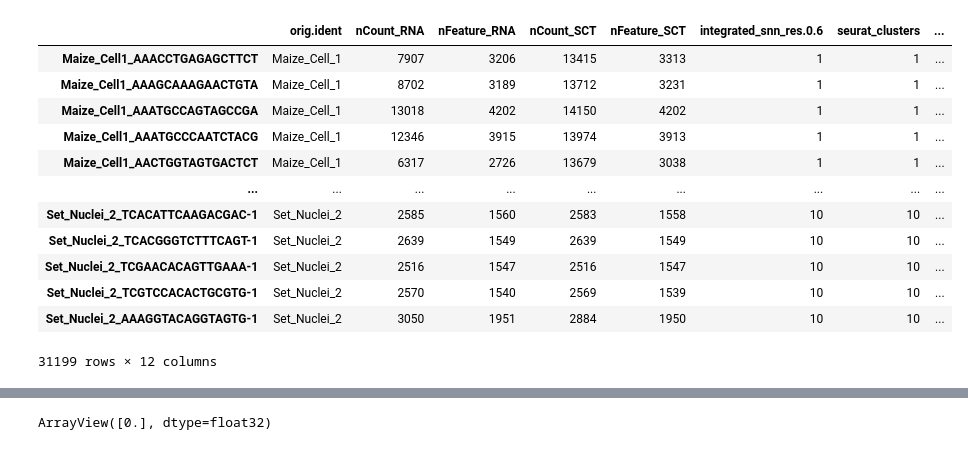
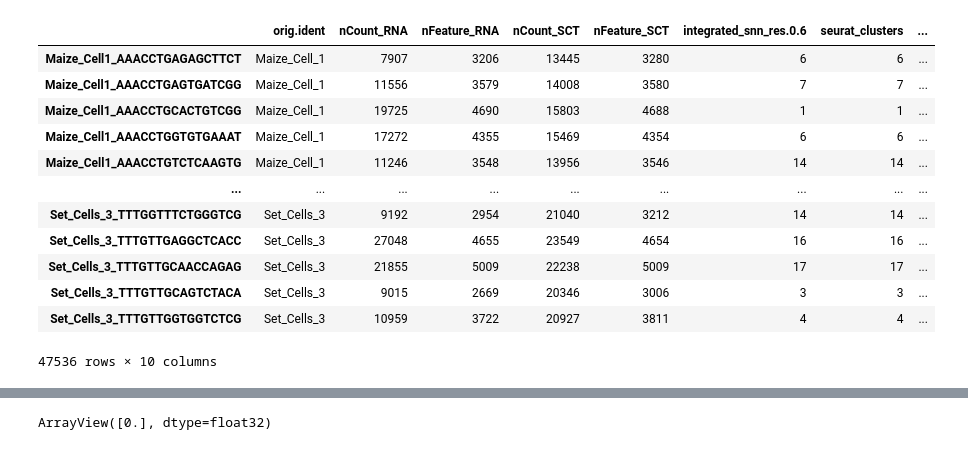
Before and after one commit to mikepassal/Bruno_and_Ken_Maize_Sorghum_Millet, a Jupyter notebook: Re_doing_things_with_Bruno_final_dataset/unintegrated_Data_metaneighbor_robustness.ipynb, the cells around one changed output, grey strips where cells are left out. Drawn from its saved outputs; the diff is of its cells as text; code cells hidden in the pictures.

```diff
--- a/Re_doing_things_with_Bruno_final_dataset/unintegrated_Data_metaneighbor_robustness.ipynb
+++ b/Re_doing_things_with_Bruno_final_dataset/unintegrated_Data_metaneighbor_robustness.ipynb
@@ -121,20 +45,20 @@ norm_data.var
 # %%
-cell_identity = pd.read_csv('/data/passala/Collaborator_Data/Bruno_Ken_Collab/Cell_replicate_name_Maize_Sorghum_Setaria_Nuclei_Cells_SCT_OrthologousgenesGoodname06Filtered (1).csv',index_col = 0)
+cell_identity = pd.read_csv('/data/passala/Collaborator_Data/Bruno_Ken_Collab/Post_review_Dataset/Meta_Maize_Sorghum_Setaria_Nuclei_Cells_SCT_OrthologousgenesGoodname_Sept2022.csv',index_col = 0)
 cell_identity
 # %% [output]
 |  | orig.ident | nCount_RNA | nFeature_RNA | nCount_SCT | nFeature_SCT | integrated_snn_res.0.6 | seurat_clusters | ... |
-| Maize_Cell1_AAACCTGAGAGCTTCT | Maize_Cell_1 | 7907 | 3206 | 13415 | 3313 | 1 | 1 | ... |
-| Maize_Cell1_AAAGCAAAGAACTGTA | Maize_Cell_1 | 8702 | 3189 | 13712 | 3231 | 1 | 1 | ... |
-| Maize_Cell1_AAATGCCAGTAGCCGA | Maize_Cell_1 | 13018 | 4202 | 14150 | 4202 | 1 | 1 | ... |
-| Maize_Cell1_AAATGCCCAATCTACG | Maize_Cell_1 | 12346 | 3915 | 13974 | 3913 | 1 | 1 | ... |
-| Maize_Cell1_AACTGGTAGTGACTCT | Maize_Cell_1 | 6317 | 2726 | 13679 | 3038 | 1 | 1 | ... |
+| Maize_Cell1_AAACCTGAGAGCTTCT | Maize_Cell_1 | 7907 | 3206 | 13445 | 3280 | 6 | 6 | ... |
+| Maize_Cell1_AAACCTGAGTGATCGG | Maize_Cell_1 | 11556 | 3579 | 14008 | 3580 | 7 | 7 | ... |
+| Maize_Cell1_AAACCTGCACTGTCGG | Maize_Cell_1 | 19725 | 4690 | 15803 | 4688 | 1 | 1 | ... |
+| Maize_Cell1_AAACCTGGTGTGAAAT | Maize_Cell_1 | 17272 | 4355 | 15469 | 4354 | 6 | 6 | ... |
+| Maize_Cell1_AAACCTGTCTCAAGTG | Maize_Cell_1 | 11246 | 3548 | 13956 | 3546 | 14 | 14 | ... |
 | ... | ... | ... | ... | ... | ... | ... | ... | ... |
-| Set_Nuclei_2_TCACATTCAAGACGAC-1 | Set_Nuclei_2 | 2585 | 1560 | 2583 | 1558 | 10 | 10 | ... |
-| Set_Nuclei_2_TCACGGGTCTTTCAGT-1 | Set_Nuclei_2 | 2639 | 1549 | 2639 | 1549 | 10 | 10 | ... |
-| Set_Nuclei_2_TCGAACACAGTTGAAA-1 | Set_Nuclei_2 | 2516 | 1547 | 2516 | 1547 | 10 | 10 | ... |
-| Set_Nuclei_2_TCGTCCACACTGCGTG-1 | Set_Nuclei_2 | 2570 | 1540 | 2569 | 1539 | 10 | 10 | ... |
-| Set_Nuclei_2_AAAGGTACAGGTAGTG-1 | Set_Nuclei_2 | 3050 | 1951 | 2884 | 1950 | 10 | 10 | ... |
+| Set_Cells_3_TTTGGTTTCTGGGTCG | Set_Cells_3 | 9192 | 2954 | 21040 | 3212 | 14 | 14 | ... |
+| Set_Cells_3_TTTGTTGAGGCTCACC | Set_Cells_3 | 27048 | 4655 | 23549 | 4654 | 16 | 16 | ... |
+| Set_Cells_3_TTTGTTGCAACCAGAG | Set_Cells_3 | 21855 | 5009 | 22238 | 5009 | 17 | 17 | ... |
+| Set_Cells_3_TTTGTTGCAGTCTACA | Set_Cells_3 | 9015 | 2669 | 20346 | 3006 | 3 | 3 | ... |
+| Set_Cells_3_TTTGTTGGTGGTCTCG | Set_Cells_3 | 10959 | 3722 | 20927 | 3811 | 4 | 4 | ... |
-31199 rows × 12 columns
+47536 rows × 10 columns
 # %%
 norm_data.obs['Cell Cluster Annotation'] = cell_identity['Annotation']
 norm_data.obs['Batch'] = cell_identity['orig.ident']
```
Also changed, not shown: parts of 14 cells of this notebook, 3 other files.
